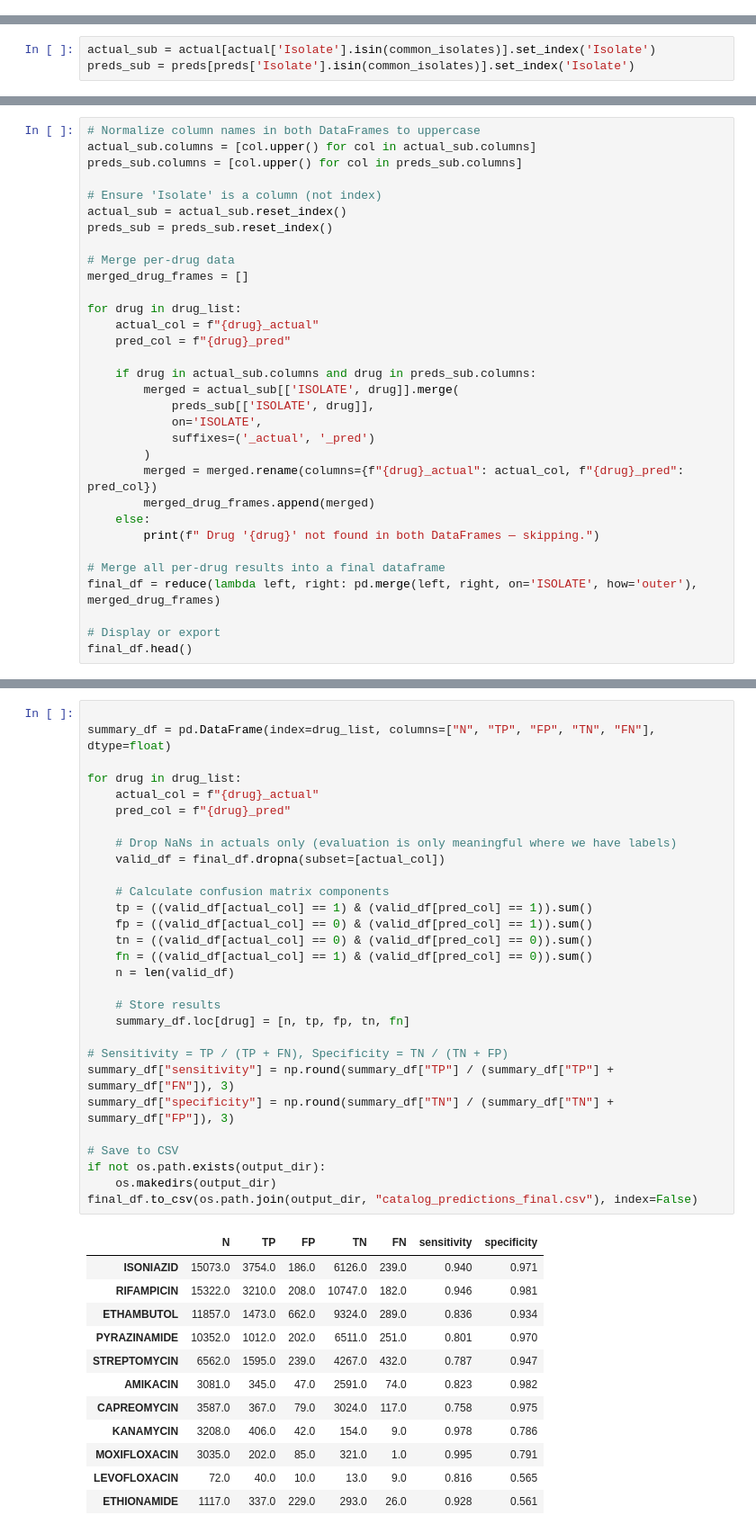
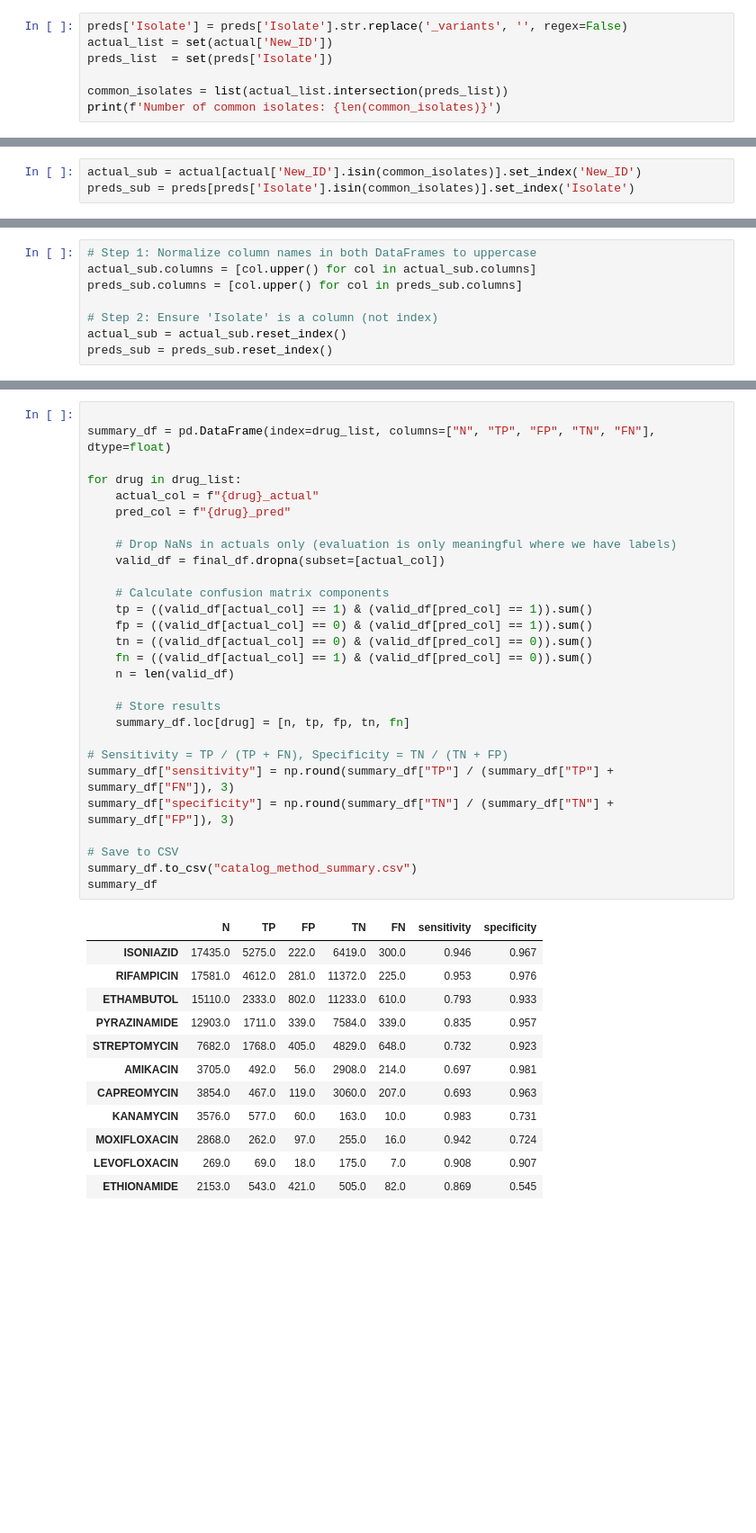
Before and after one commit to SAGE-Lab-UMass/Big-TB-benchmark, a Jupyter notebook: dna-tasks/Heuristics/metric_calculations.ipynb, the cells around one changed output, grey strips where cells are left out. Shown at 90% size. Cells and saved outputs as stored; diff of their text form; blank space fills up the shorter version.

```diff
--- a/dna-tasks/Heuristics/metric_calculations.ipynb
+++ b/dna-tasks/Heuristics/metric_calculations.ipynb
@@ -66,0 +27,7 @@ Number of common isolates: 15542
+# %%
+preds['Isolate'] = preds['Isolate'].str.replace('_variants', '', regex=False)
+actual_list = set(actual['New_ID'])
+preds_list  = set(preds['Isolate'])
+
+common_isolates = list(actual_list.intersection(preds_list))
+print(f'Number of common isolates: {len(common_isolates)}')
@@ -67,5 +36,5 @@ Number of common isolates: 15542
 # %%
-actual_sub = actual[actual['Isolate'].isin(common_isolates)].set_index('Isolate')
+actual_sub = actual[actual['New_ID'].isin(common_isolates)].set_index('New_ID')
 preds_sub = preds[preds['Isolate'].isin(common_isolates)].set_index('Isolate')
 # %%
 actual_sub.head()
@@ -97,32 +74,8 @@ WHO heuristic prediction rules:
 # %%
-# Normalize column names in both DataFrames to uppercase
+# Step 1: Normalize column names in both DataFrames to uppercase
 actual_sub.columns = [col.upper() for col in actual_sub.columns]
 preds_sub.columns = [col.upper() for col in preds_sub.columns]
 
-# Ensure 'Isolate' is a column (not index)
+# Step 2: Ensure 'Isolate' is a column (not index)
 actual_sub = actual_sub.reset_index()
 preds_sub = preds_sub.reset_index()
-
-# Merge per-drug data
-merged_drug_frames = []
-
-for drug in drug_list:
-    actual_col = f"{drug}_actual"
-    pred_col = f"{drug}_pred"
-
-    if drug in actual_sub.columns and drug in preds_sub.columns:
-        merged = actual_sub[['ISOLATE', drug]].merge(
-            preds_sub[['ISOLATE', drug]],
-            on='ISOLATE',
-            suffixes=('_actual', '_pred')
-        )
-        merged = merged.rename(columns={f"{drug}_actual": actual_col, f"{drug}_pred": pred_col})
-        merged_drug_frames.append(merged)
-    else:
-        print(f" Drug '{drug}' not found in both DataFrames — skipping.")
-
-# Merge all per-drug results into a final dataframe
-final_df = reduce(lambda left, right: pd.merge(left, right, on='ISOLATE', how='outer'), merged_drug_frames)
-
-# Display or export
-final_df.head()
@@ -148,42 +159,41 @@ final_df.head()
 # %%
 
 summary_df = pd.DataFrame(index=drug_list, columns=["N", "TP", "FP", "TN", "FN"], dtype=float)
 
 for drug in drug_list:
     actual_col = f"{drug}_actual"
     pred_col = f"{drug}_pred"
 
     # Drop NaNs in actuals only (evaluation is only meaningful where we have labels)
     valid_df = final_df.dropna(subset=[actual_col])
 
     # Calculate confusion matrix components
     tp = ((valid_df[actual_col] == 1) & (valid_df[pred_col] == 1)).sum()
     fp = ((valid_df[actual_col] == 0) & (valid_df[pred_col] == 1)).sum()
     tn = ((valid_df[actual_col] == 0) & (valid_df[pred_col] == 0)).sum()
     fn = ((valid_df[actual_col] == 1) & (valid_df[pred_col] == 0)).sum()
     n = len(valid_df)
 
     # Store results
     summary_df.loc[drug] = [n, tp, fp, tn, fn]
 
 # Sensitivity = TP / (TP + FN), Specificity = TN / (TN + FP)
 summary_df["sensitivity"] = np.round(summary_df["TP"] / (summary_df["TP"] + summary_df["FN"]), 3)
 summary_df["specificity"] = np.round(summary_df["TN"] / (summary_df["TN"] + summary_df["FP"]), 3)
 
 # Save to CSV
-if not os.path.exists(output_dir):
-    os.makedirs(output_dir)
-final_df.to_csv(os.path.join(output_dir, "catalog_predictions_final.csv"), index=False)
+summary_df.to_csv("catalog_method_summary.csv")
+summary_df
 # %% [output]
 |  | N | TP | FP | TN | FN | sensitivity | specificity |
-| ISONIAZID | 15073.0 | 3754.0 | 186.0 | 6126.0 | 239.0 | 0.940 | 0.971 |
-| RIFAMPICIN | 15322.0 | 3210.0 | 208.0 | 10747.0 | 182.0 | 0.946 | 0.981 |
-| ETHAMBUTOL | 11857.0 | 1473.0 | 662.0 | 9324.0 | 289.0 | 0.836 | 0.934 |
-| PYRAZINAMIDE | 10352.0 | 1012.0 | 202.0 | 6511.0 | 251.0 | 0.801 | 0.970 |
-| STREPTOMYCIN | 6562.0 | 1595.0 | 239.0 | 4267.0 | 432.0 | 0.787 | 0.947 |
-| AMIKACIN | 3081.0 | 345.0 | 47.0 | 2591.0 | 74.0 | 0.823 | 0.982 |
-| CAPREOMYCIN | 3587.0 | 367.0 | 79.0 | 3024.0 | 117.0 | 0.758 | 0.975 |
-| KANAMYCIN | 3208.0 | 406.0 | 42.0 | 154.0 | 9.0 | 0.978 | 0.786 |
-| MOXIFLOXACIN | 3035.0 | 202.0 | 85.0 | 321.0 | 1.0 | 0.995 | 0.791 |
-| LEVOFLOXACIN | 72.0 | 40.0 | 10.0 | 13.0 | 9.0 | 0.816 | 0.565 |
-| ETHIONAMIDE | 1117.0 | 337.0 | 229.0 | 293.0 | 26.0 | 0.928 | 0.561 |
+| ISONIAZID | 17435.0 | 5275.0 | 222.0 | 6419.0 | 300.0 | 0.946 | 0.967 |
+| RIFAMPICIN | 17581.0 | 4612.0 | 281.0 | 11372.0 | 225.0 | 0.953 | 0.976 |
+| ETHAMBUTOL | 15110.0 | 2333.0 | 802.0 | 11233.0 | 610.0 | 0.793 | 0.933 |
+| PYRAZINAMIDE | 12903.0 | 1711.0 | 339.0 | 7584.0 | 339.0 | 0.835 | 0.957 |
+| STREPTOMYCIN | 7682.0 | 1768.0 | 405.0 | 4829.0 | 648.0 | 0.732 | 0.923 |
+| AMIKACIN | 3705.0 | 492.0 | 56.0 | 2908.0 | 214.0 | 0.697 | 0.981 |
+| CAPREOMYCIN | 3854.0 | 467.0 | 119.0 | 3060.0 | 207.0 | 0.693 | 0.963 |
+| KANAMYCIN | 3576.0 | 577.0 | 60.0 | 163.0 | 10.0 | 0.983 | 0.731 |
+| MOXIFLOXACIN | 2868.0 | 262.0 | 97.0 | 255.0 | 16.0 | 0.942 | 0.724 |
+| LEVOFLOXACIN | 269.0 | 69.0 | 18.0 | 175.0 | 7.0 | 0.908 | 0.907 |
+| ETHIONAMIDE | 2153.0 | 543.0 | 421.0 | 505.0 | 82.0 | 0.869 | 0.545 |
```
Also changed, not shown: parts of 21 cells of this notebook.
